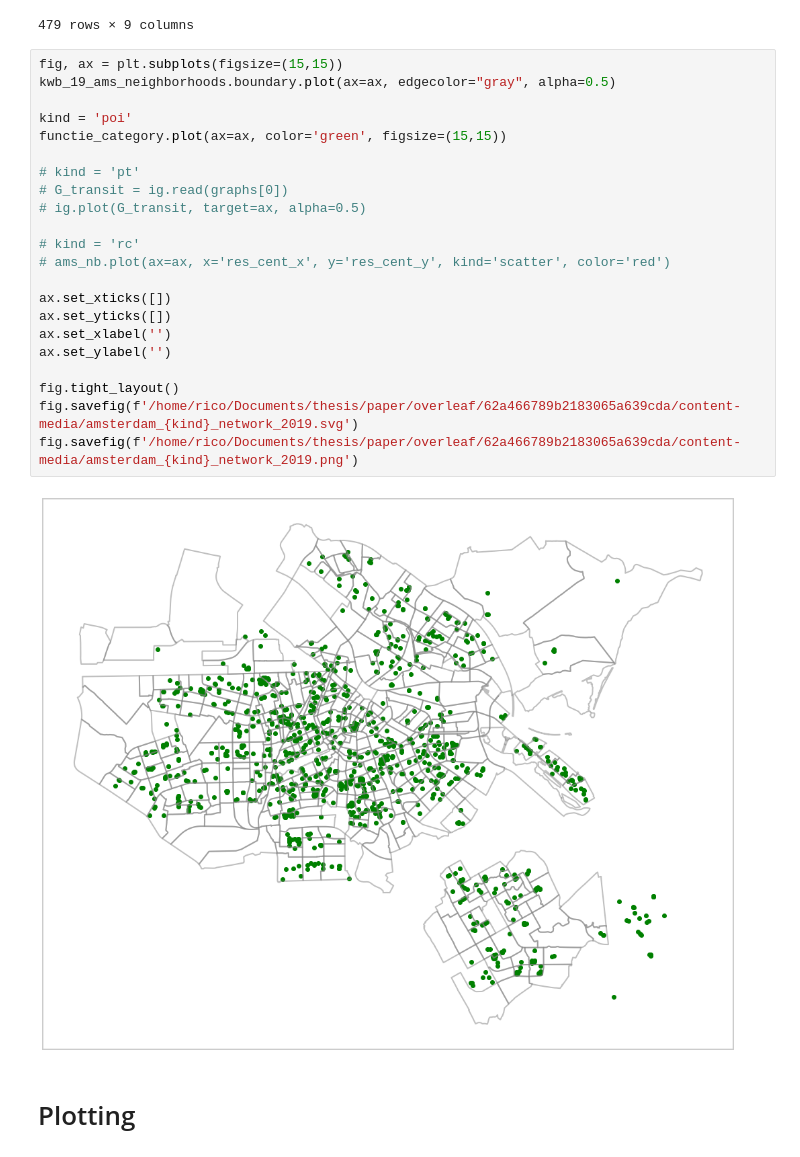
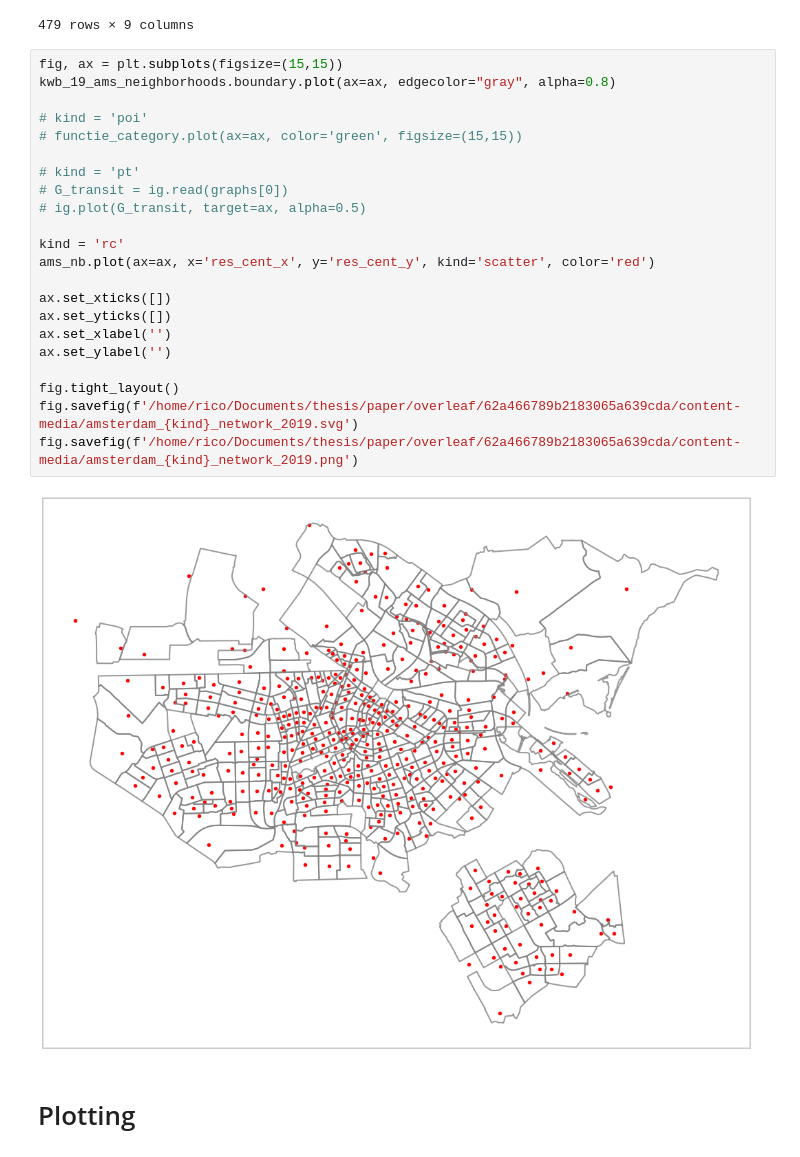
Before and after one commit to EquiCity/thesis, a Jupyter notebook: eda/notebooks/ams_transit_network_accessibility_analysis.ipynb, the cells around one changed output. Cells and saved outputs as stored; diff of their text form.

Commit message:
improved plots

```diff
--- a/eda/notebooks/ams_transit_network_accessibility_analysis.ipynb
+++ b/eda/notebooks/ams_transit_network_accessibility_analysis.ipynb
@@ -499,28 +499,28 @@ ams_nb
 479 rows × 9 columns
 # %%
 fig, ax = plt.subplots(figsize=(15,15))
-kwb_19_ams_neighborhoods.boundary.plot(ax=ax, edgecolor="gray", alpha=0.5)
+kwb_19_ams_neighborhoods.boundary.plot(ax=ax, edgecolor="gray", alpha=0.8)
 
-kind = 'poi'
-functie_category.plot(ax=ax, color='green', figsize=(15,15))
+# kind = 'poi'
+# functie_category.plot(ax=ax, color='green', figsize=(15,15))
 
 # kind = 'pt'
 # G_transit = ig.read(graphs[0])
 # ig.plot(G_transit, target=ax, alpha=0.5)
 
-# kind = 'rc'
-# ams_nb.plot(ax=ax, x='res_cent_x', y='res_cent_y', kind='scatter', color='red')
+kind = 'rc'
+ams_nb.plot(ax=ax, x='res_cent_x', y='res_cent_y', kind='scatter', color='red')
 
 ax.set_xticks([])
 ax.set_yticks([])
 ax.set_xlabel('')
 ax.set_ylabel('')
 
 fig.tight_layout()
 fig.savefig(f'/home/rico/Documents/thesis/paper/overleaf/62a466789b2183065a639cda/content-media/amsterdam_{kind}_network_2019.svg')
 fig.savefig(f'/home/rico/Documents/thesis/paper/overleaf/62a466789b2183065a639cda/content-media/amsterdam_{kind}_network_2019.png')
 # %% [output]
-[figure, old version]
+[figure, new version]
 # %% [markdown]
 # Plotting
 # %%
```
